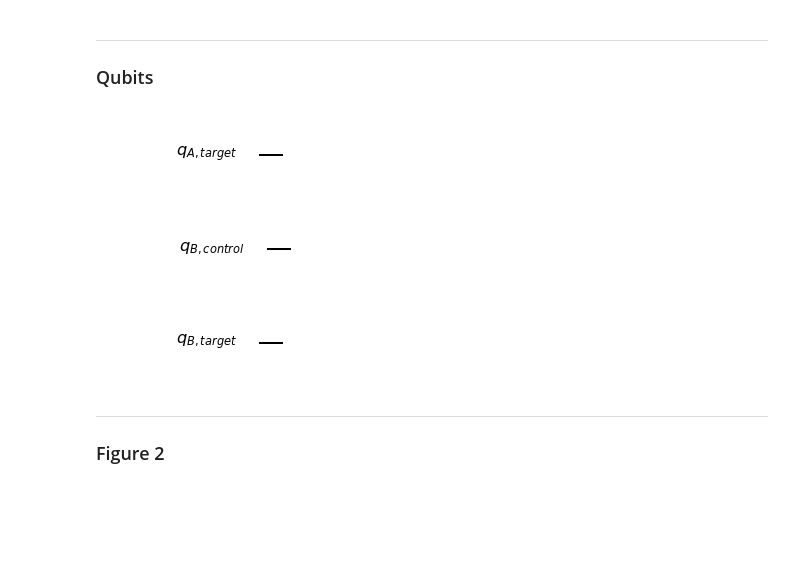
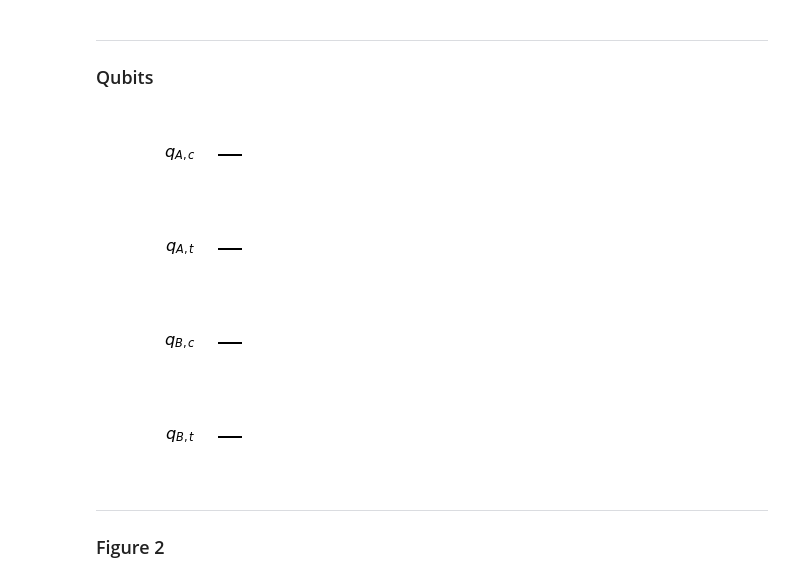
Before and after one commit to a-auer/qiskit, a Jupyter notebook: images/nb_figures.ipynb, the cells around one changed output. Saved outputs shown, nothing was run; the diff lists cells and outputs as text; code cells hidden in the pictures; blank space fills up the shorter version.

```diff
--- a/images/nb_figures.ipynb
+++ b/images/nb_figures.ipynb
@@ -27,27 +27,29 @@ my_text = {'id': 'id',
 ***
 ### Qubits
 # %%
-qr_Alice_control = QuantumRegister(1, name='q_{A, control}')
+qr_Alice_control = QuantumRegister(1, name='q_{A, c}')
 circuit_Alice = QuantumCircuit(qr_Alice_control)
 circuit_Alice.draw(output='mpl', filename='sources/raw_control_qubit_Alice.svg')
+# %% [output]
+[figure, added]
 # %%
-qr_Alice_target = QuantumRegister(1, name='q_{A, target}')
+qr_Alice_target = QuantumRegister(1, name='q_{A, t}')
 circuit_Alice = QuantumCircuit(qr_Alice_target)
 circuit_Alice.draw(output='mpl', filename='sources/raw_target_qubit_Alice.svg')
 # %% [output]
-[figure, old version]
+[figure, new version]
 # %%
-qr_Bob_control = QuantumRegister(1, name='q_{B, control}')
+qr_Bob_control = QuantumRegister(1, name='q_{B, c}')
 circuit_Bob = QuantumCircuit(qr_Bob_control)
 circuit_Bob.draw(output='mpl', filename='sources/raw_control_qubit_Bob.svg')
 # %% [output]
-[figure, old version]
+[figure, new version]
 # %%
-qr_Bob_target = QuantumRegister(1, name='q_{B, target}')
+qr_Bob_target = QuantumRegister(1, name='q_{B, t}')
 circuit_Bob = QuantumCircuit(qr_Bob_target)
 circuit_Bob.draw(output='mpl', filename='sources/raw_target_qubit_Bob.svg')
 # %% [output]
-[figure, old version]
+[figure, new version]
 # %% [markdown]
 ***
 ### Figure 2
```
Also changed, not shown: parts of 9 cells of this notebook.
